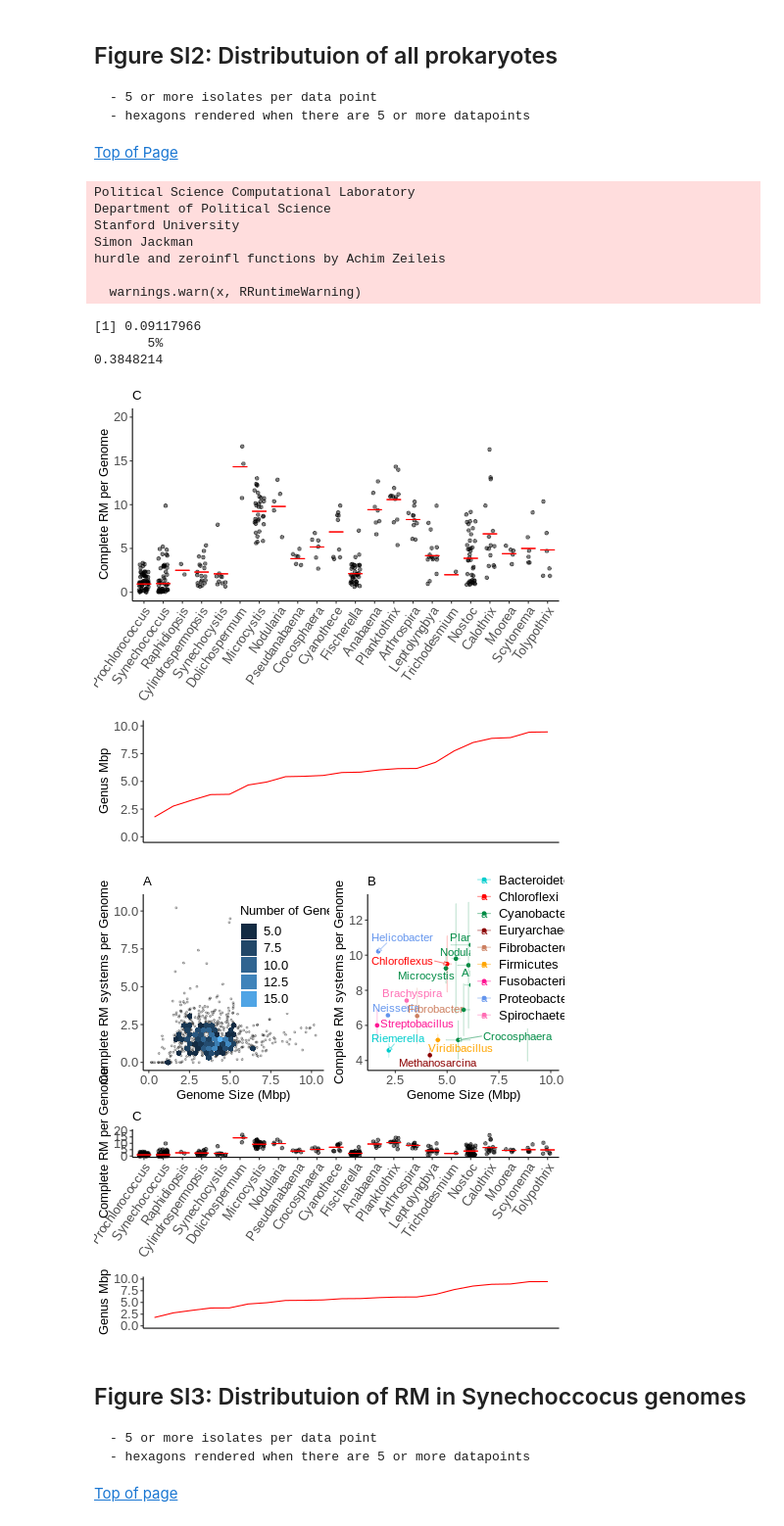
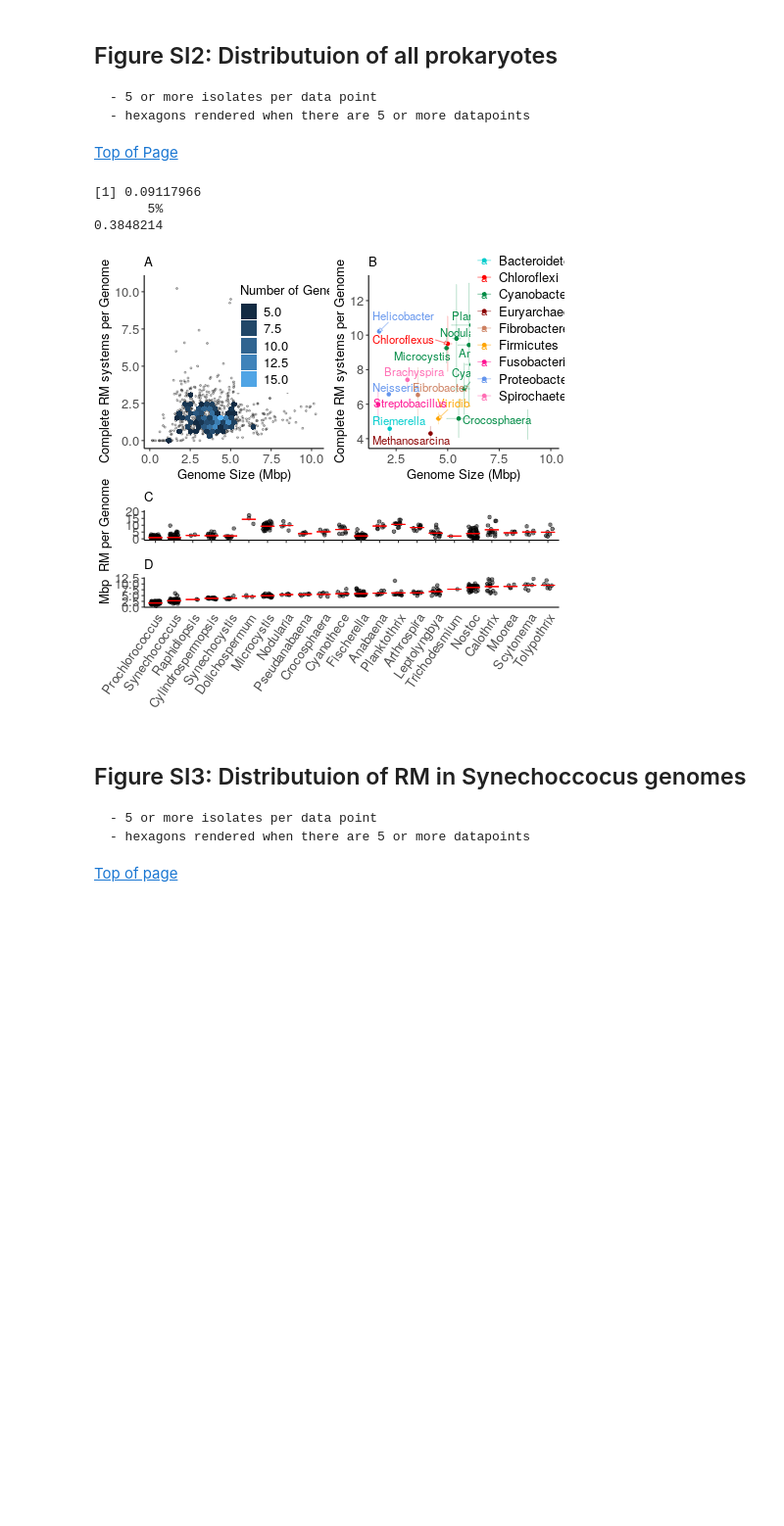
Before and after one commit to SEpapoulis/EscalationAndDe-escalationOfRM, a Jupyter notebook: Manuscript_Figures_SI.ipynb, the cells around one changed output. Shown: that part at 98% size. Drawn from its saved outputs; the diff is of its cells as text; code cells hidden in the pictures; blank space fills up the shorter version.

```diff
--- a/Manuscript_Figures_SI.ipynb
+++ b/Manuscript_Figures_SI.ipynb
@@ -245,54 +245,52 @@ C<- ggplot(cyanoorg,aes(y=rmTotal,x=genus))+
   geom_jitter(alpha = 0.5,width = 0.25)+
   stat_summary(fun.y = mean, geom = "errorbar", aes(ymax = ..y.., ymin = ..y..),
                  width = .75, color = 'red')+
-  labs(y="Complete RM per Genome",x = element_blank(),
+  labs(y="RM per Genome",x = element_blank(),
        title='C')+
   theme_bw() +
-  theme(axis.text.x = element_text(angle = 55, hjust = 1),
+  theme(axis.text.x = element_blank(),
         panel.border = element_blank(),
         panel.grid.major = element_blank(),
         panel.grid.minor = element_blank(),
         axis.line = element_line(colour = "black"),
         axis.text=element_text(size=axis_text_size),
         axis.title=element_text(size=axis_text_size))+
   ylim(c(0,20))
 
-D<- ggplot(cyano.org.iso5,aes(y=Mbp,x=genus))+
-  geom_line(aes(group = phyla), color = 'red')+
-  labs(y="Genus Mbp",x = element_blank())+
+D<- ggplot(cyanoorg,aes(y=Mbp,x=genus))+
+  geom_jitter(alpha = 0.5,width = 0.25)+
+  stat_summary(fun.y = mean, geom = "errorbar", aes(ymax = ..y.., ymin = ..y..),
+                 width = .75, color = 'red')+
+  labs(y="Mbp",x = element_blank(),title='D')+
   theme_bw() +
-  theme(axis.text.x = element_blank(),
+  theme(axis.text.x = element_text(angle = 55, hjust = 1),
         panel.border = element_blank(),
         panel.grid.major = element_blank(),
         panel.grid.minor = element_blank(),
         axis.line = element_line(colour = "black"),axis.ticks.x=element_blank(),
         axis.text=element_text(size=axis_text_size),
-        axis.title=element_text(size=axis_text_size))+
-  ylim(c(0,10))
+        axis.title=element_text(size=axis_text_size))#+
+  #ylim(c(0,12))
+gC<-ggplotGrob(C)
+gD <- ggplotGrob(D)
+CD <- rbind(gC,gD)
 
-CD<-grid.arrange(C,D, ncol=1,heights=c(3.5,1.5))
+
+#CD<-grid.arrange(C,D, ncol=1,heights=c(3.5,1.5))
 
 
 plt<-grid.arrange(
     A,B,CD,
     nrow=2,
     layout_matrix = rbind(c(1,2),
                          c(3,3))
 )
 ggsave('figures/SI/Figure1_noT2G.png',plot=plt,width=12,height=10,device='png',dpi=900)
 # %% [output]
-Political Science Computational Laboratory
-Department of Political Science
-Stanford University
-Simon Jackman
-hurdle and zeroinfl functions by Achim Zeileis
-
-  warnings.warn(x, RRuntimeWarning)
+[1] 0.09117966
+       5%
+0.3848214
-[1] 0.09117966
-       5%
-0.3848214
-[figure, old version]
+[figure, new version]
-[figure, removed]
 # %% [markdown]
 <a id=figSI3></a>
 ## Figure SI3: Distributuion of RM in Synechoccocus genomes
```
Also changed, not shown: 7 other files.
